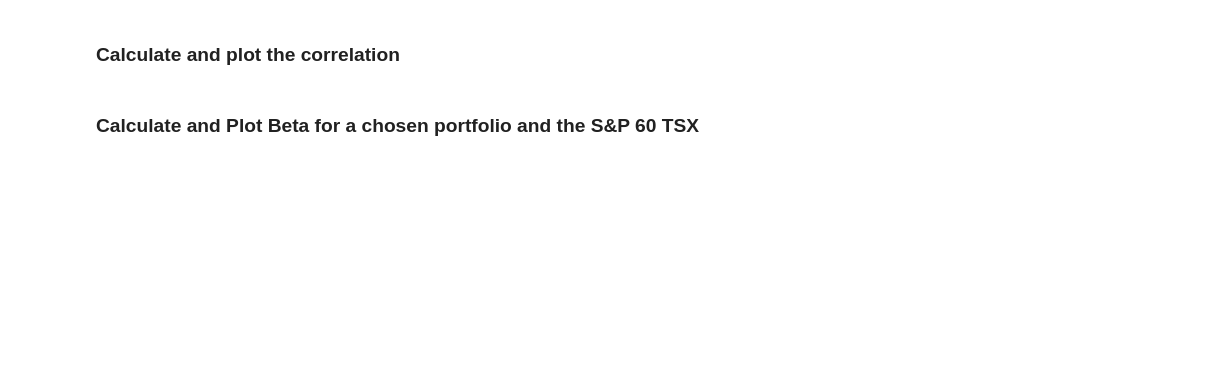
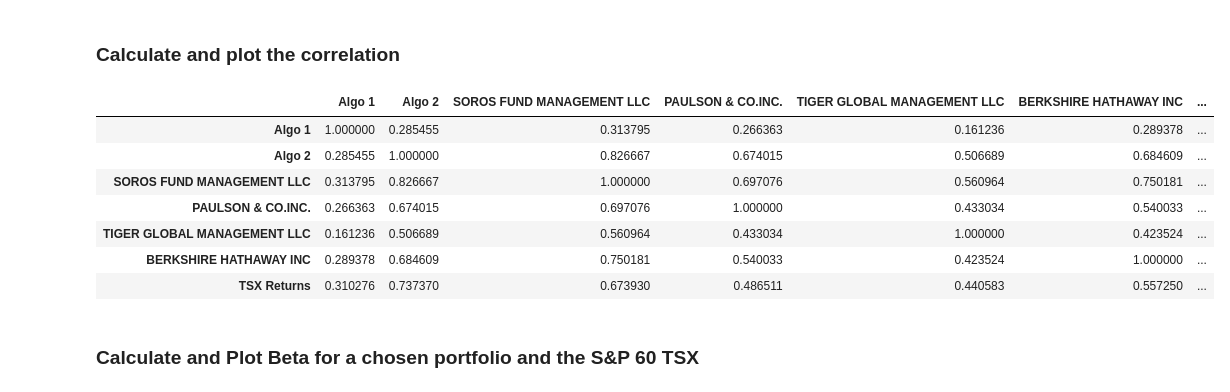
Before and after one commit to JimP315/Panthas, a Jupyter notebook: Starter_Code/whale_analysis.ipynb, the cells around one changed output. Cells and saved outputs as stored; diff of their text form; code cells hidden in the pictures; blank space fills up the shorter version.

```diff
--- a/Starter_Code/whale_analysis.ipynb
+++ b/Starter_Code/whale_analysis.ipynb
@@ -265,8 +288,18 @@ Risk changes over time. Analyze the rolling statistics for Risk and Beta.
 ### Calculate and plot the correlation
 # %%
 # Calculate the correlation
-
+correlation = combined_df.corr()
+correlation
 # Display de correlation matrix
+# %% [output]
+|  | Algo 1 | Algo 2 | SOROS FUND MANAGEMENT LLC | PAULSON & CO.INC. | TIGER GLOBAL MANAGEMENT LLC | BERKSHIRE HATHAWAY INC | ... |
+| Algo 1 | 1.000000 | 0.285455 | 0.313795 | 0.266363 | 0.161236 | 0.289378 | ... |
+| Algo 2 | 0.285455 | 1.000000 | 0.826667 | 0.674015 | 0.506689 | 0.684609 | ... |
+| SOROS FUND MANAGEMENT LLC | 0.313795 | 0.826667 | 1.000000 | 0.697076 | 0.560964 | 0.750181 | ... |
+| PAULSON & CO.INC. | 0.266363 | 0.674015 | 0.697076 | 1.000000 | 0.433034 | 0.540033 | ... |
+| TIGER GLOBAL MANAGEMENT LLC | 0.161236 | 0.506689 | 0.560964 | 0.433034 | 1.000000 | 0.423524 | ... |
+| BERKSHIRE HATHAWAY INC | 0.289378 | 0.684609 | 0.750181 | 0.540033 | 0.423524 | 1.000000 | ... |
+| TSX Returns | 0.310276 | 0.737370 | 0.673930 | 0.486511 | 0.440583 | 0.557250 | ... |
 # %% [markdown]
 ### Calculate and Plot Beta for a chosen portfolio and the S&P 60 TSX
 # %%
```
Also changed, not shown: parts of 8 cells of this notebook.
